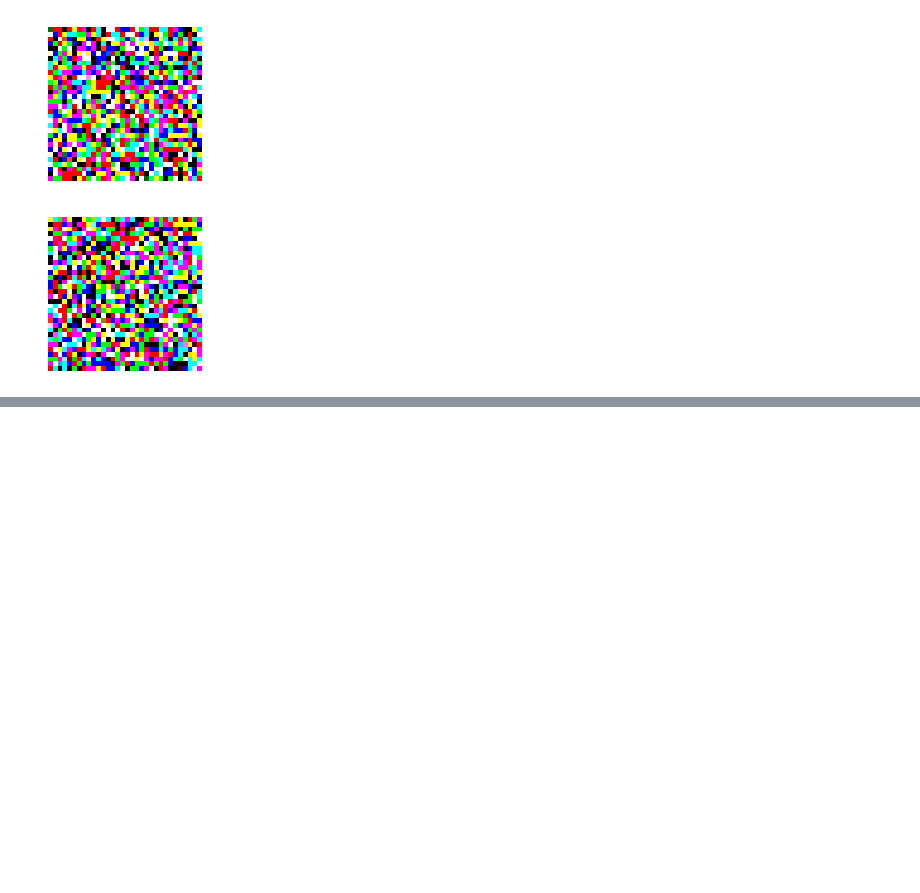
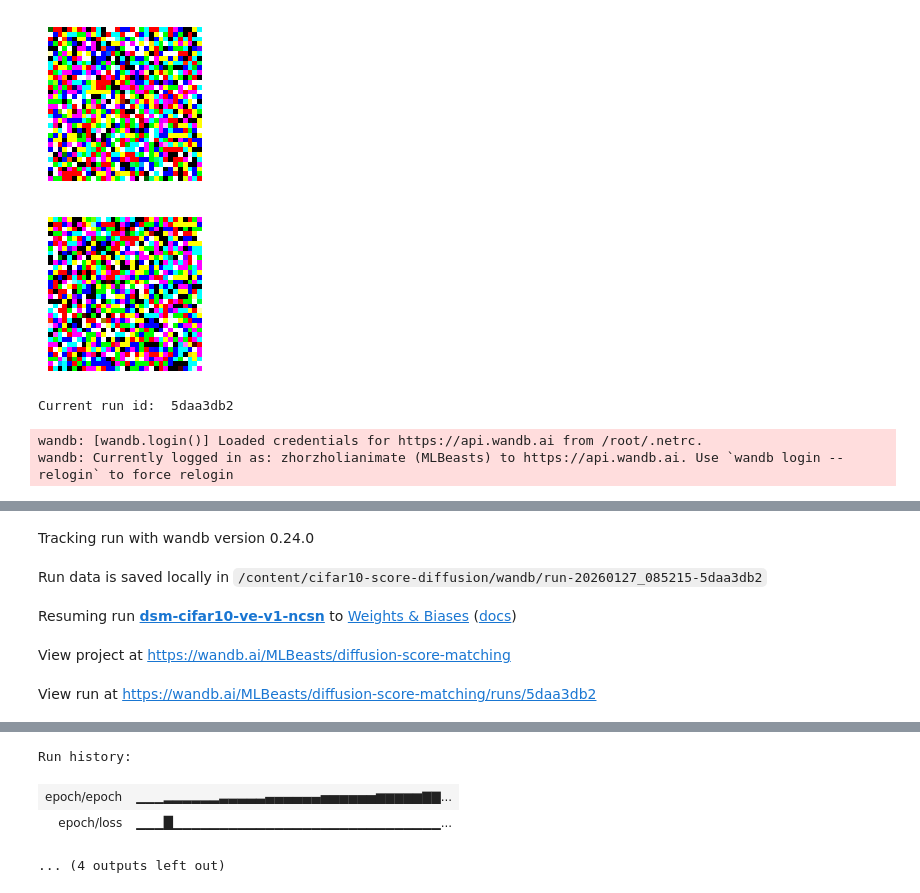
Before and after one commit to Mateus929/cifar10-score-diffusion, a Jupyter notebook: notebooks/score_based.ipynb, the cells around one changed output, grey strips where cells are left out. Saved outputs shown, nothing was run; the diff lists cells and outputs as text; code cells hidden in the pictures; blank space fills up the shorter version.

```diff
--- a/notebooks/score_based.ipynb
+++ b/notebooks/score_based.ipynb
@@ -259,3 +259,41 @@ Generating 4 images using DSM Langevin...
 [figure]
 [figure]
 [figure]
+# %%
+
+config = {
+    # Metadata
+    "run_name": "dsm-cifar10-ve-v1-ncsn",
+    "run_id": "5daa3db2",
+
+    # Training Hyperparameters
+    "epochs": 100,  # Score models need many epochs (often 100-500+)
+    "lr": 0.001,  # Adam works best with a lower LR for UNets
+    "batch_size": 128,
+
+    # Noise Schedule (VE-SDE Specific)
+    "sigma_min": 0.01,  # Small enough to capture fine details
+    "sigma_max": 1,  # Large enough to cover the data distribution diameter
+    "L": 10,  # Max time horizon
+
+    # Sampling / Evaluation (Langevin Dynamics)
+    "eval": False,
+    "num_eval_images": 4,  # Start small to save time, increase to 10k/50k for final FID
+    "n_steps_per_sigma": 100,  # Higher steps = better quality but slower
+    "step_size_factor": 0.00002,
+
+    # Checkpointing
+    "save_every": 5,
+    "resume_training": True,
+
+    #Model
+
+    "model_name": "score-net"
+}
+
+from train import train_ncsn
+model = train_ncsn.train_ncsn(config)
+# %% [output]
+Current run id:  5daa3db2
+wandb: [wandb.login()] Loaded credentials for https://api.wandb.ai from /root/.netrc.
+wandb: Currently logged in as: zhorzholianimate (MLBeasts) to https://api.wandb.ai. Use `wandb login --relogin` to force relogin
@@ -261,0 +301,5 @@ Generating 4 images using DSM Langevin...
+Tracking run with wandb version 0.24.0
+Run data is saved locally in /content/cifar10-score-diffusion/wandb/run-20260127_085215-5daa3db2
+Resuming run dsm-cifar10-ve-v1-ncsn to Weights & Biases (docs)
+View project at https://wandb.ai/MLBeasts/diffusion-score-matching
+View run at https://wandb.ai/MLBeasts/diffusion-score-matching/runs/5daa3db2
@@ -261,0 +324,4 @@ Generating 4 images using DSM Langevin...
+Run history:
+| epoch/epoch | ▁▁▁▂▂▂▂▂▂▃▃▃▃▃▄▄▄▄▄▄▅▅▅▅▅▅▆▆▆▆▆▇▇... |
+| epoch/loss | ▁▁▁█▁▁▁▁▁▁▁▁▁▁▁▁▁▁▁▁▁▁▁▁▁▁▁▁▁▁▁▁▁... |
+... (4 outputs left out)
```
Also changed, not shown: parts of 3 cells of this notebook.
